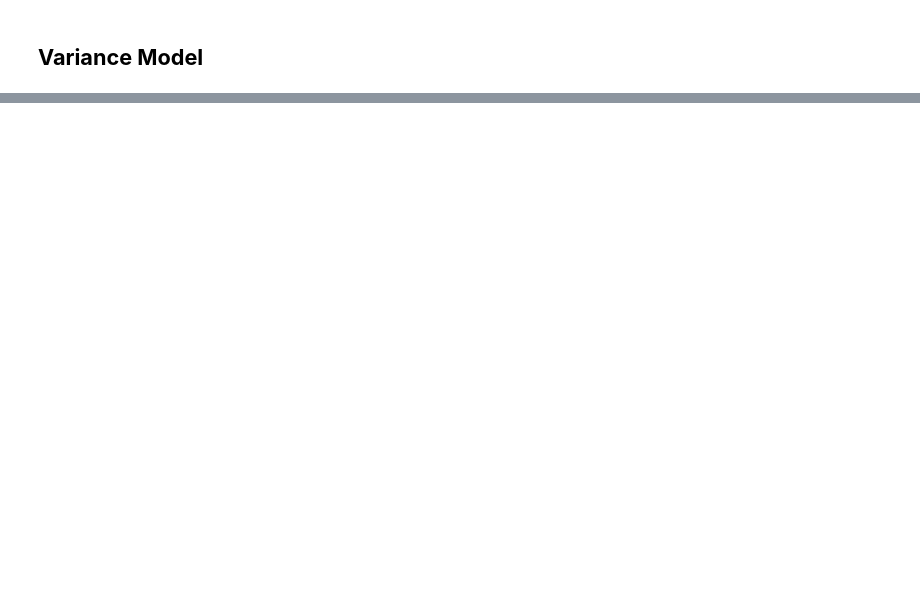
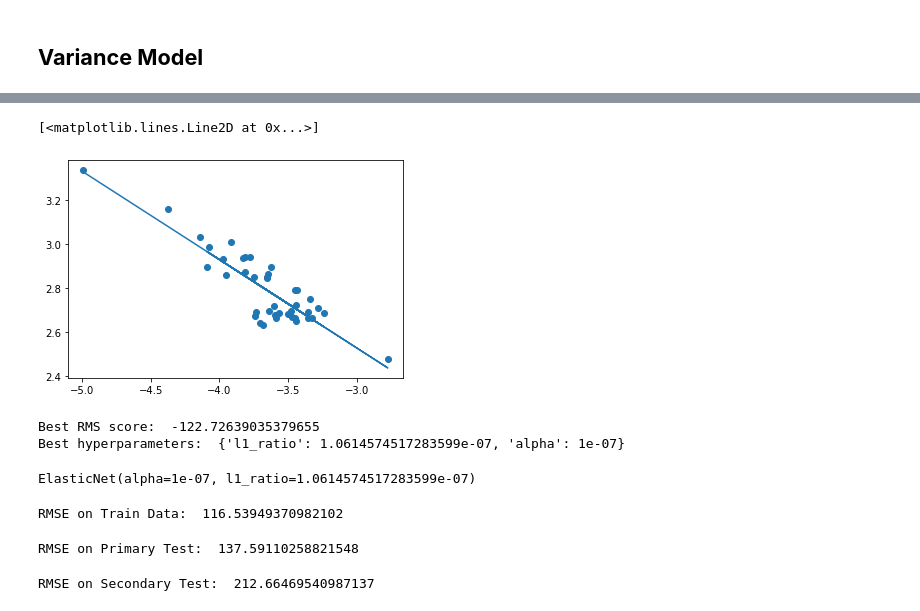
Before and after one commit to nathan99sun/HybridPred, a Jupyter notebook: source/Nature_elastic_net.ipynb, the cells around one changed output, grey strips where cells are left out. Saved outputs shown, nothing was run; the diff lists cells and outputs as text; code cells hidden in the pictures; blank space fills up the shorter version.

Commit message:
Elastic Net MSE Update + Loss function update

```diff
--- a/source/Nature_elastic_net.ipynb
+++ b/source/Nature_elastic_net.ipynb
@@ -302,2 +339,4 @@ RMSE on Secondary Test:  225.0455244647169
 # %% [markdown]
 ## **Variance Model**
+# %%
+data = np.loadtxt('../Data/vardQ_.6f.csv',delimiter=',') # skip row for column names
@@ -303,0 +356,33 @@ RMSE on Secondary Test:  225.0455244647169
+# %%
+x_train = data[:, 0][train_ind]
+y_train = data[:, 1][train_ind]
+
+x_test = data[:, 0][test_ind]
+y_test = data[:, 1][test_ind]
+
+x_stest = data[:, 0][secondary_ind]
+y_stest = data[:, 1][secondary_ind]
+
+regressor = SVR()
+# regressor.fit(x_train.reshape(-1, 1),y_train)
+# %%
+regressor = ElasticNet()
+param_grid = {
+    'alpha': np.logspace(-7, 0, 1000),  # Range of alpha values to explore
+    'l1_ratio': np.logspace(-7, 0, 10000)
+}
+print(y_train)
+folds = KFold(n_splits=4, shuffle=True, random_state=42)
+model = RandomizedSearchCV(
+    estimator=regressor,
+    n_iter=20000,
+    cv=folds,
+    param_distributions=param_grid,
+    scoring=my_scorer,
+    random_state=42,
+    verbose=2,
+    return_train_score=True,
+    n_jobs=-1
+)
+
+model.fit(x_train.reshape(-1, 1), y_train)
@@ -303,0 +411,30 @@ RMSE on Secondary Test:  225.0455244647169
+# %%
+plt.scatter(x_train,y_train)
+plt.plot(x_train, model.predict(x_train.reshape(-1,1)))
+# %% [output]
+[<matplotlib.lines.Line2D at 0x...>]
+[figure, added]
+# %%
+print("Best RMS score: ", model.best_score_)
+print("Best hyperparameters: ", model.best_params_)
+# %% [output]
+Best RMS score:  -122.72639035379655
+Best hyperparameters:  {'l1_ratio': 1.0614574517283599e-07, 'alpha': 1e-07}
+# %%
+regressor = ElasticNet(l1_ratio=model.best_params_["l1_ratio"], alpha=model.best_params_['alpha'])
+regressor.fit(x_train.reshape(-1,1),y_train)
+# %% [output]
+ElasticNet(alpha=1e-07, l1_ratio=1.0614574517283599e-07)
+# %%
+print("RMSE on Train Data: ", np.sqrt(np.mean((np.power(10,regressor.predict(x_train.reshape(-1,1)))-
+                                               np.power(10,y_train))**2) ))
+# %% [output]
+RMSE on Train Data:  116.53949370982102
+# %%
+print("RMSE on Primary Test: ", np.sqrt(np.mean((np.power(10,regressor.predict(x_test.reshape(-1,1)))-np.power(10,y_test))**2) ))
+# %% [output]
+RMSE on Primary Test:  137.59110258821548
+# %%
+print("RMSE on Secondary Test: ", np.sqrt(np.mean((np.power(10,regressor.predict(x_stest.reshape(-1,1)))-np.power(10,y_stest))**2) ))
+# %% [output]
+RMSE on Secondary Test:  212.66469540987137
```
Also changed, not shown: parts of 21 cells of this notebook, 2 other files.
